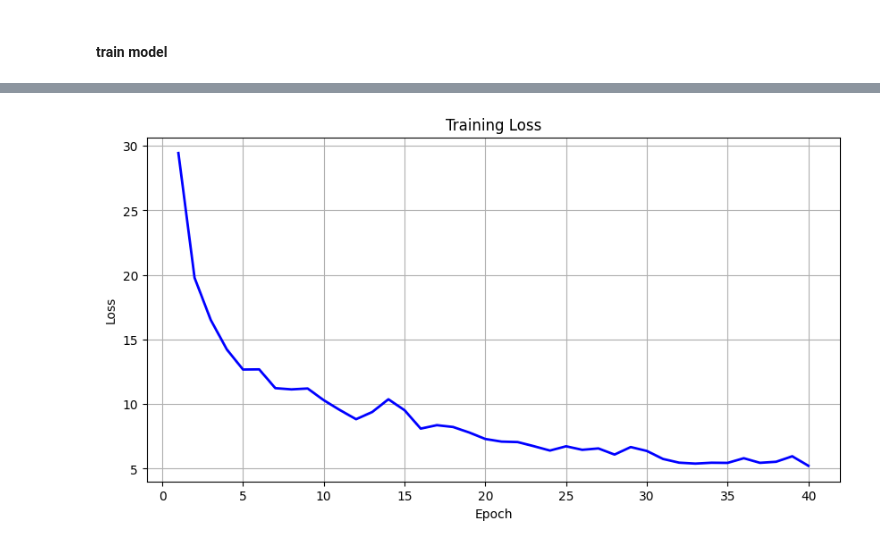
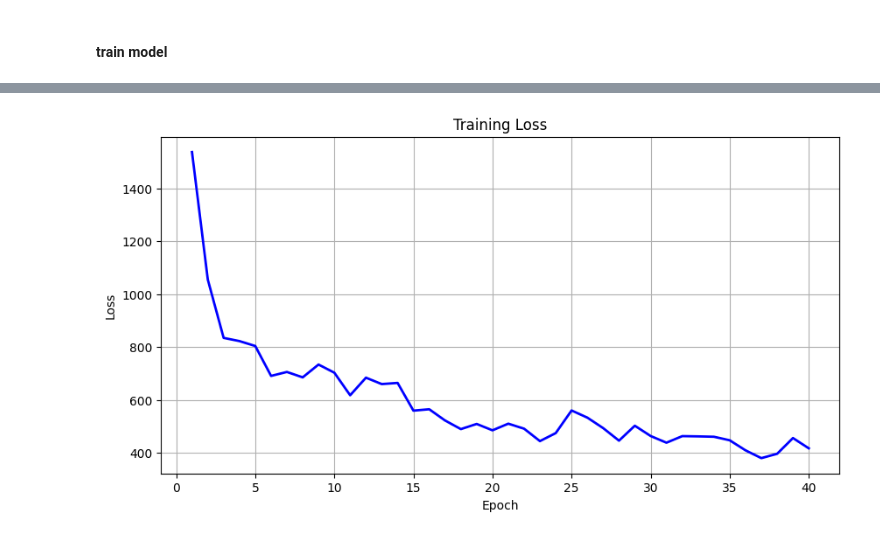
Before and after one commit to AmirhosseinRHT/Deep-Neural-Networks-Projects, a Jupyter notebook: HW3/main.ipynb, the cells around one changed output, grey strips where cells are left out. Saved outputs shown, nothing was run; the diff lists cells and outputs as text; code cells hidden in the pictures.

```diff
--- a/HW3/main.ipynb
+++ b/HW3/main.ipynb
@@ -213,7 +212,7 @@ from scipy.optimize import linear_sum_assignment
 import matplotlib.pyplot as plt
 import matplotlib.patches as patches
 
-class DynamicInstanceInteractiveHead(nn.Module):
+class DynamicInteractiveHead(nn.Module):
     def __init__(self, in_channels: int, hidden_dim: int, num_classes: int, roi_output_size: tuple):
 
         super().__init__()
@@ -277,7 +276,7 @@ class Sparse_RCNN(nn.Module):
             nn.MaxPool2d(2, 2)
         )
 
-        self.proposal_boxes = nn.Parameter(torch.rand(num_proposals, 4) * 64)
+        self.proposal_boxes = nn.Parameter(torch.rand(num_proposals, 4) * (IMG_SIZE / 2))
         self.proposal_features = nn.Parameter(torch.randn(num_proposals, num_features))
 
         self.stride = 8
@@ -286,7 +285,7 @@ class Sparse_RCNN(nn.Module):
         self.sampling_ratio = -1
 
         self.dynamic_heads = nn.ModuleList([
-            DynamicInstanceInteractiveHead(
+            DynamicInteractiveHead(
                 in_channels=out_channel,
                 hidden_dim=num_features,
                 num_classes=num_classes,
@@ -379,7 +378,7 @@ class Sparse_RCNN(nn.Module):
         return torch.stack([new_x, new_y, new_w, new_h], dim=-1)
 # %%
 class HungarianMatcher(nn.Module):
-    def __init__(self, class_cost=1, bbox_cost=5):
+    def __init__(self, class_cost=2, bbox_cost=5):
         super().__init__()
         self.class_cost = class_cost
         self.bbox_cost = bbox_cost
@@ -407,8 +406,8 @@ class HungarianMatcher(nn.Module):
                            torch.as_tensor(assigned_targets)))
         return indices
 # %%
-class SetCriterion(nn.Module):
-    def __init__(self, num_classes, matcher, class_weight=1.0, bbox_weight=5.0):
+class LossCriterion(nn.Module):
+    def __init__(self, num_classes, matcher, class_weight=2.0, bbox_weight=5.0):
         super().__init__()
         self.num_classes = num_classes
         self.matcher = matcher
@@ -464,9 +463,9 @@ model = Sparse_RCNN(
 ).to(device)
 
 optimizer = torch.optim.Adam(model.parameters(), lr=5e-5)
-matcher = HungarianMatcher(class_cost=1, bbox_cost=5)
-criterion = SetCriterion(num_classes=NUM_CLASSES, matcher=matcher,
-                         class_weight=1.0, bbox_weight=5.0)
+matcher = HungarianMatcher(class_cost=2, bbox_cost=5)
+criterion = LossCriterion(num_classes=NUM_CLASSES, matcher=matcher,
+                         class_weight=2.0, bbox_weight=5.0)
 
 num_epochs = 40
 train_losses = []
@@ -486,9 +485,8 @@ for epoch in range(num_epochs):
         optimizer.step()
         epoch_loss += loss.item()
 
-    avg_loss = epoch_loss / len(train_loader)
-    train_losses.append(avg_loss)
-    print(f'Epoch {epoch+1}/{num_epochs}, Loss: {avg_loss:.4f}')
+    train_losses.append(epoch_loss)
+    print(f'Epoch {epoch+1}/{num_epochs}, Loss: {epoch_loss:.4f}')
 
 
 plt.figure(figsize=(10, 5))
@@ -519,4 +517,4 @@ Epoch 40/40, Loss: 5.2233
-[figure, old version]
+[figure, new version]
 # %%
 from torchvision.ops import box_iou
 
```
Also changed, not shown: parts of 6 cells of this notebook, 1 other file.
